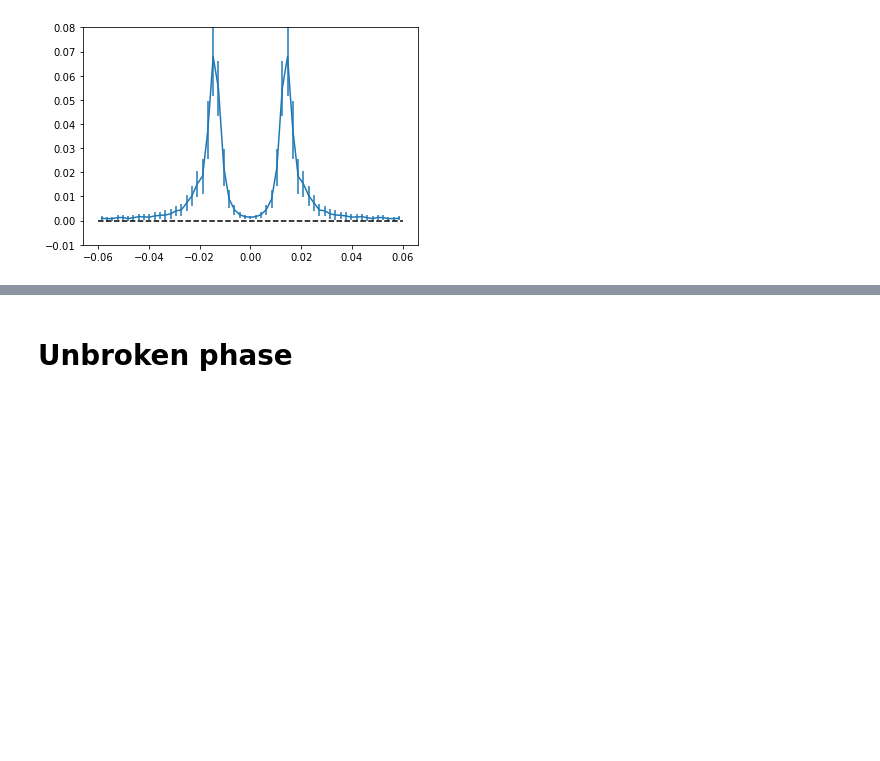
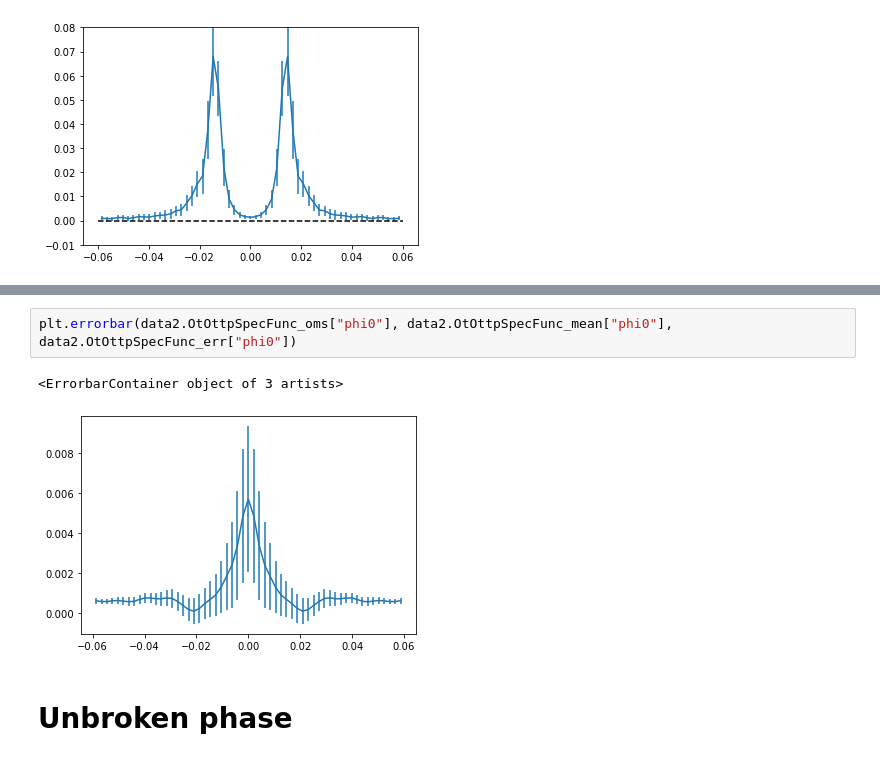
Before and after one commit to jannisgebbo/langevinA, a Jupyter notebook: jupyter_notebooks/ModelG_spectral_function.ipynb, the cells around one changed output, grey strips where cells are left out. Cells and saved outputs as stored; diff of their text form; blank space fills up the shorter version.

```diff
--- a/jupyter_notebooks/ModelG_spectral_function.ipynb
+++ b/jupyter_notebooks/ModelG_spectral_function.ipynb
@@ -109,3 +115,8 @@ plt.ylim([-0.01,0.08])
+# %%
+plt.errorbar(data2.OtOttpSpecFunc_oms["phi0"], data2.OtOttpSpecFunc_mean["phi0"], data2.OtOttpSpecFunc_err["phi0"])
+# %% [output]
+<ErrorbarContainer object of 3 artists>
+[figure, added]
 # %% [markdown]
 # Unbroken phase
 # %%
```
Also changed, not shown: parts of 22 cells of this notebook, 1 other file.
